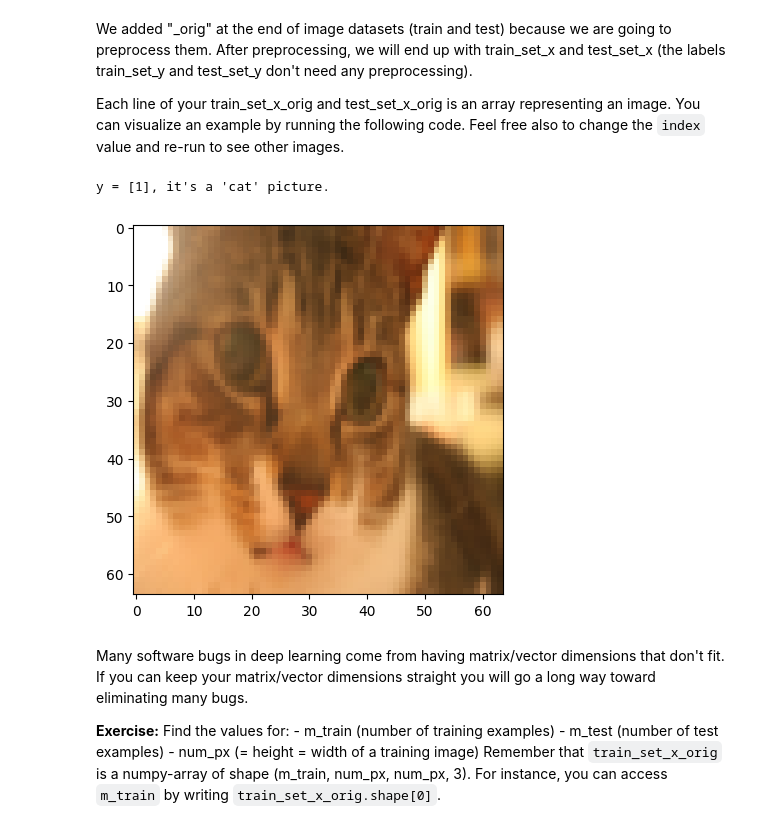
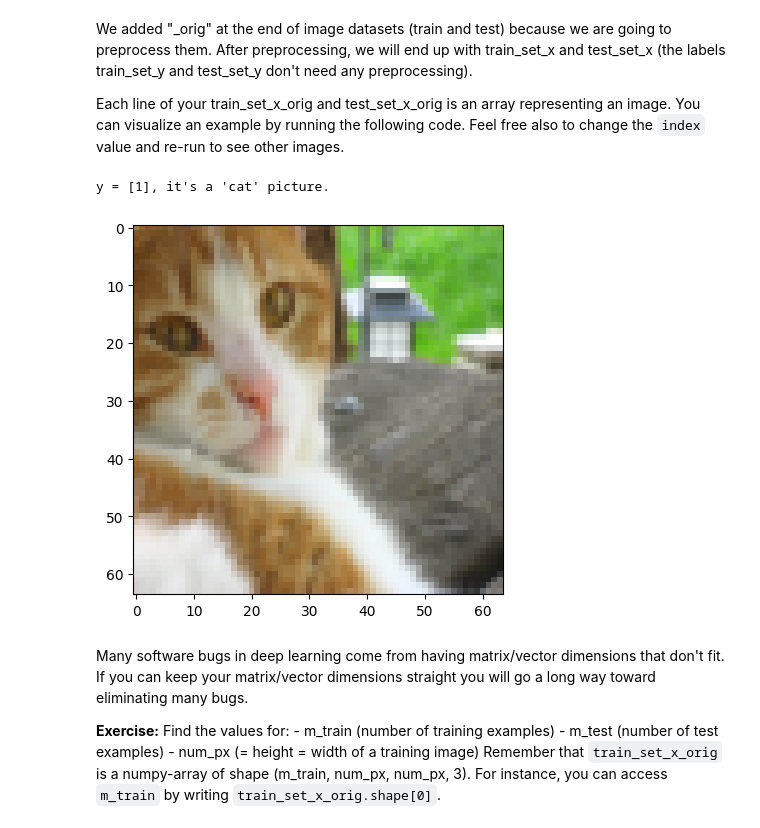
Before and after one commit to altair961/DeepLearning, a Jupyter notebook: deeplearning.ai-Assignments/Neural-networks-Deep-learning/Week2/Logistic+Regression+with+a+Neural+Network+mindset+v4.ipynb, the cells around one changed output. Cells and saved outputs as stored; diff of their text form; code cells hidden in the pictures.

```diff
--- a/deeplearning.ai-Assignments/Neural-networks-Deep-learning/Week2/Logistic+Regression+with+a+Neural+Network+mindset+v4.ipynb
+++ b/deeplearning.ai-Assignments/Neural-networks-Deep-learning/Week2/Logistic+Regression+with+a+Neural+Network+mindset+v4.ipynb
@@ -50,12 +50,12 @@ We added "_orig" at the end of image datasets (train and test) because we are go
 Each line of your train_set_x_orig and test_set_x_orig is an array representing an image. You can visualize an example by running the following code. Feel free also to change the `index` value and re-run to see other images.
 # %%
 # Example of a picture
-index = 200
+index = 128
 plt.imshow(train_set_x_orig[index])
 print ("y = " + str(train_set_y[:, index]) + ", it's a '" + classes[np.squeeze(train_set_y[:, index])].decode("utf-8") +  "' picture.")
 # %% [output]
 y = [1], it's a 'cat' picture.
-[figure, old version]
+[figure, new version]
 # %% [markdown]
 Many software bugs in deep learning come from having matrix/vector dimensions that don't fit. If you can keep your matrix/vector dimensions straight you will go a long way toward eliminating many bugs.
 
```
Also changed, not shown: parts of 8 cells of this notebook.
